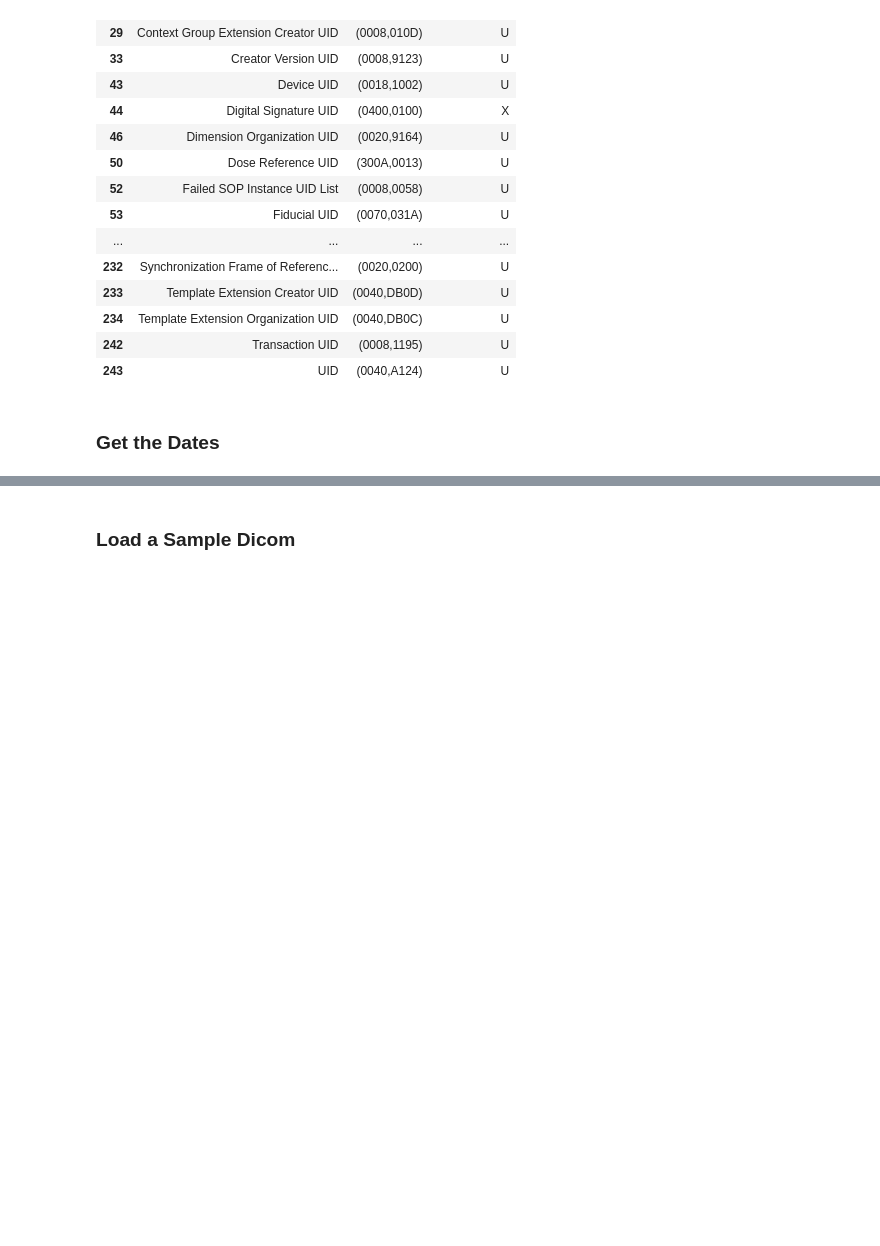
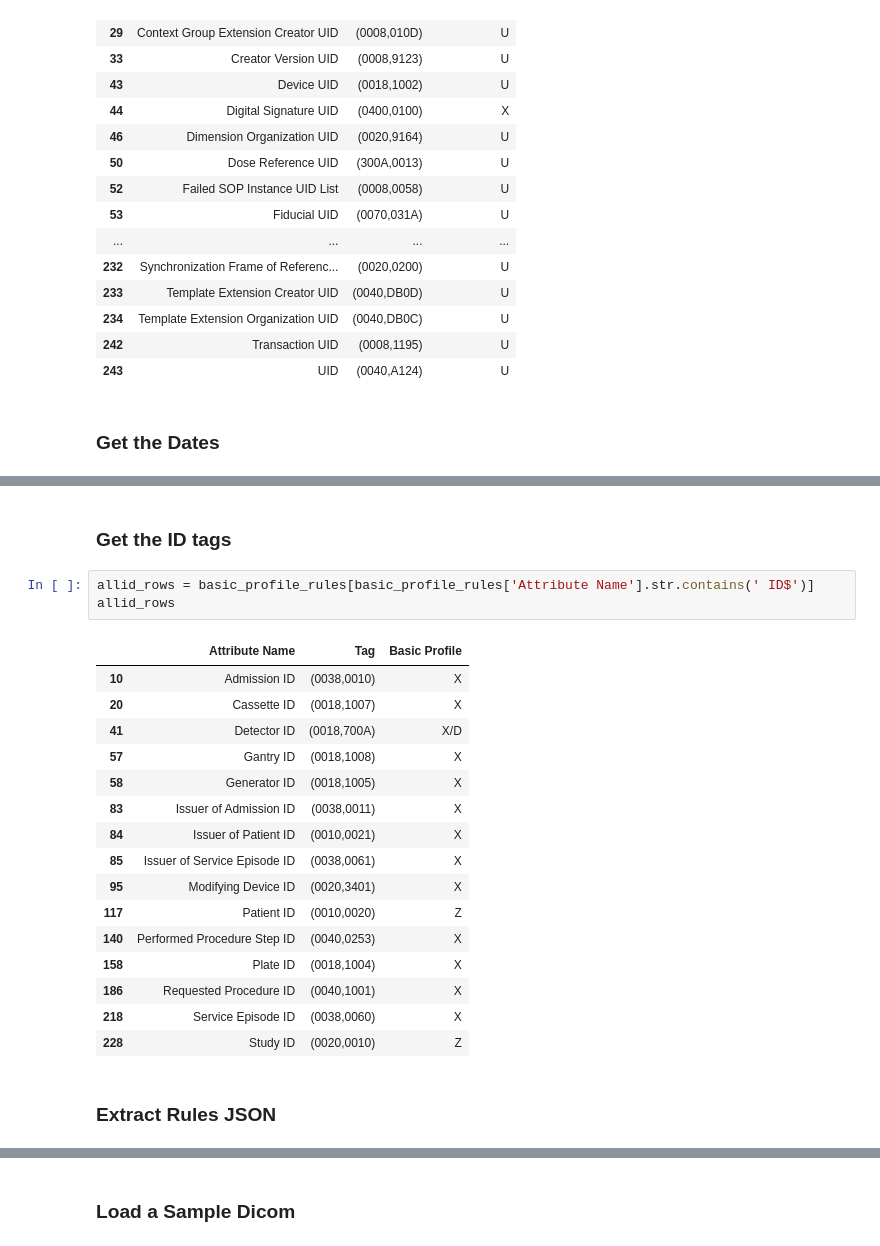
Before and after one commit to MIC-DKFZ/miccai2024_midi-b-submission, a Jupyter notebook: notebooks/validation_rules.ipynb, the cells around one changed output, grey strips where cells are left out. Cells and saved outputs as stored; diff of their text form; blank space fills up the shorter version.

Commit message:
profile attribute tags added

```diff
--- a/notebooks/validation_rules.ipynb
+++ b/notebooks/validation_rules.ipynb
@@ -112,3 +128,27 @@ basic_profile_rules[basic_profile_rules['Attribute Name'].str.contains('Date')]
 | 205 | Scheduled Procedure Step Start Date | (0040,0002) | X |
 | 213 | Series Date | (0008,0021) | X/D |
 | 226 | Study Date | (0008,0020) | Z |
+# %% [markdown]
+### Get the ID tags
+# %%
+allid_rows = basic_profile_rules[basic_profile_rules['Attribute Name'].str.contains(' ID$')]
+allid_rows
+# %% [output]
+|  | Attribute Name | Tag | Basic Profile |
+| 10 | Admission ID | (0038,0010) | X |
+| 20 | Cassette ID | (0018,1007) | X |
+| 41 | Detector ID | (0018,700A) | X/D |
+| 57 | Gantry ID | (0018,1008) | X |
+| 58 | Generator ID | (0018,1005) | X |
+| 83 | Issuer of Admission ID | (0038,0011) | X |
+| 84 | Issuer of Patient ID | (0010,0021) | X |
+| 85 | Issuer of Service Episode ID | (0038,0061) | X |
+| 95 | Modifying Device ID | (0020,3401) | X |
+| 117 | Patient ID | (0010,0020) | Z |
+| 140 | Performed Procedure Step ID | (0040,0253) | X |
+| 158 | Plate ID | (0018,1004) | X |
+| 186 | Requested Procedure ID | (0040,1001) | X |
+| 218 | Service Episode ID | (0038,0060) | X |
+| 228 | Study ID | (0020,0010) | Z |
+# %% [markdown]
+### Extract Rules JSON
```
Also changed, not shown: parts of 6 cells of this notebook, 1 other file.
